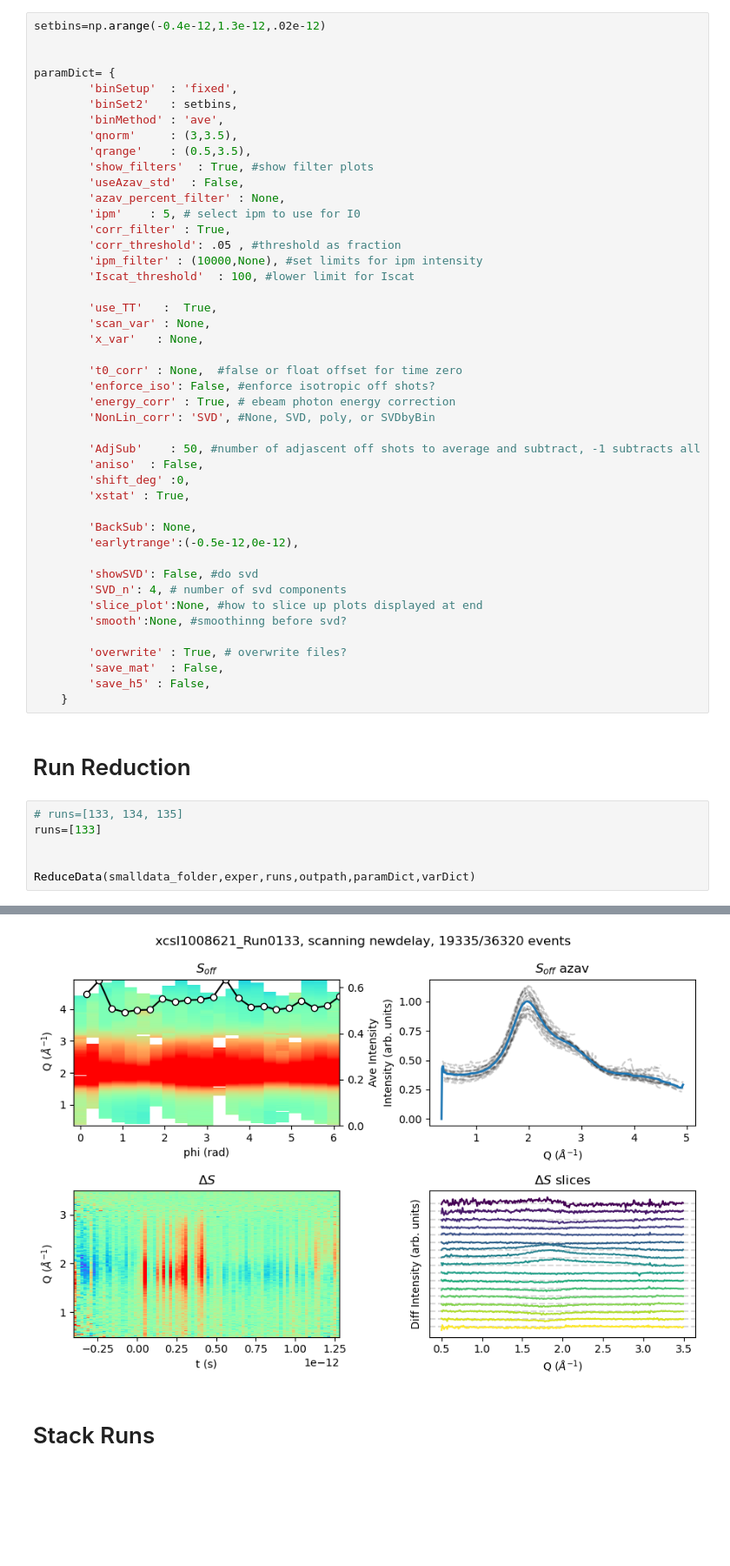
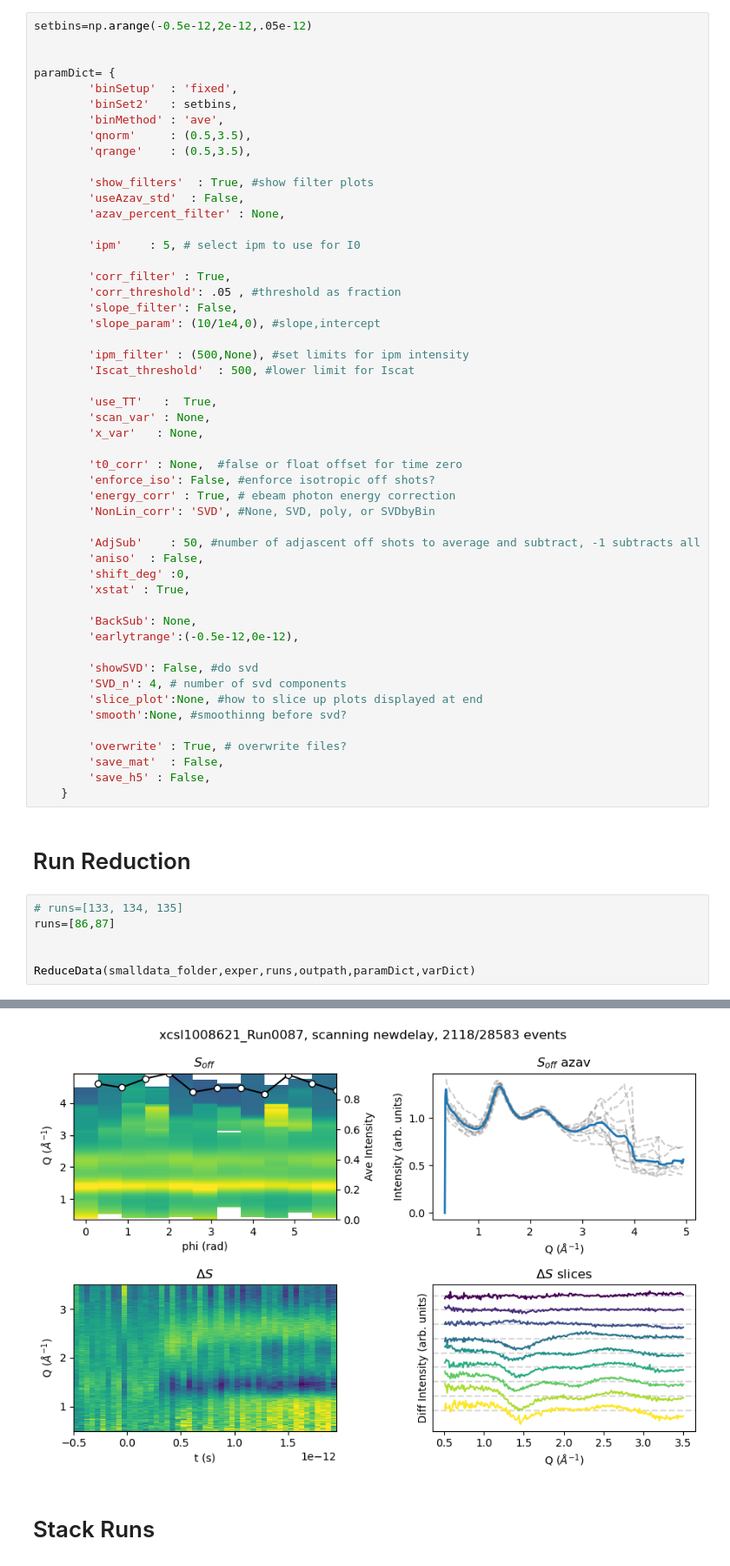
Before and after one commit to Solution-Phase-Chemistry/ReduceScatt, a Jupyter notebook: Example_delay_v1.ipynb, the cells around one changed output, grey strips where cells are left out. Shown at 87% size. Cells and saved outputs as stored; diff of their text form; blank space fills up the shorter version.

```diff
--- a/Example_delay_v1.ipynb
+++ b/Example_delay_v1.ipynb
@@ -76,23 +76,29 @@ varDict = {
 # %% [markdown]
 ## set up paramDict
 # %%
-setbins=np.arange(-0.4e-12,1.3e-12,.02e-12)
+setbins=np.arange(-0.5e-12,2e-12,.05e-12)
 
 
 paramDict= {
         'binSetup'  : 'fixed',
         'binSet2'   : setbins,
         'binMethod' : 'ave',
-        'qnorm'     : (3,3.5),
+        'qnorm'     : (0.5,3.5),
         'qrange'    : (0.5,3.5),
+
         'show_filters'  : True, #show filter plots
         'useAzav_std'  : False,
         'azav_percent_filter' : None,
+
         'ipm'    : 5, # select ipm to use for I0
+
         'corr_filter' : True,
         'corr_threshold': .05 , #threshold as fraction
-        'ipm_filter' : (10000,None), #set limits for ipm intensity
-        'Iscat_threshold'  : 100, #lower limit for Iscat
+        'slope_filter': False,
+        'slope_param': (10/1e4,0), #slope,intercept
+
+        'ipm_filter' : (500,None), #set limits for ipm intensity
+        'Iscat_threshold'  : 500, #lower limit for Iscat
 
         'use_TT'   :  True,
         'scan_var' : None,
@@ -124,7 +130,7 @@ paramDict= {
 # Run Reduction
 # %%
 # runs=[133, 134, 135]
-runs=[133]
+runs=[86,87]
 
 
 ReduceData(smalldata_folder,exper,runs,outpath,paramDict,varDict)
@@ -171,4 +175,4 @@ done
-[figure, old version]
+[figure, new version]
 # %% [markdown]
 # Stack Runs
 # %%
```
Also changed, not shown: parts of 5 cells of this notebook, 3 other files.
